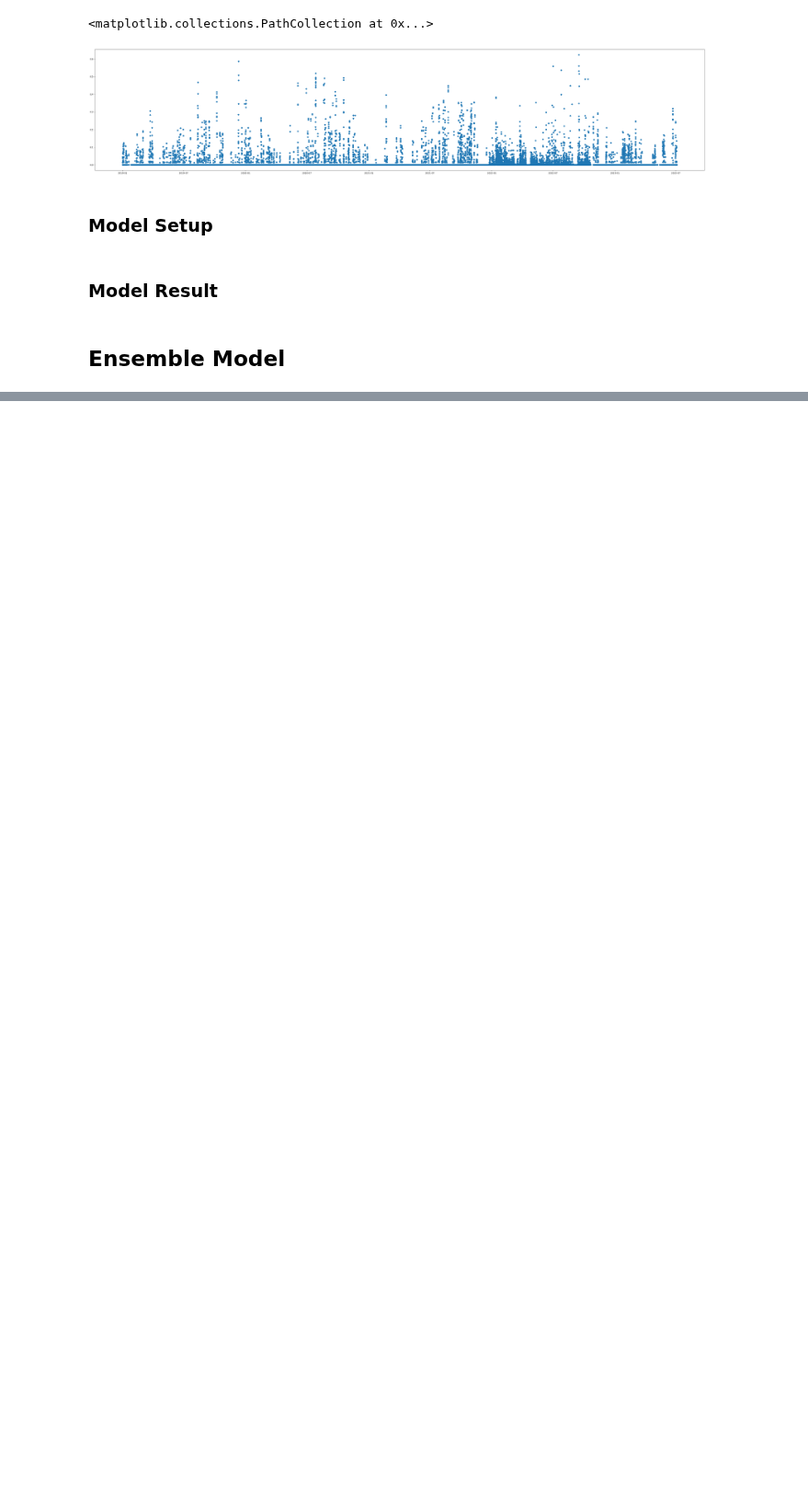
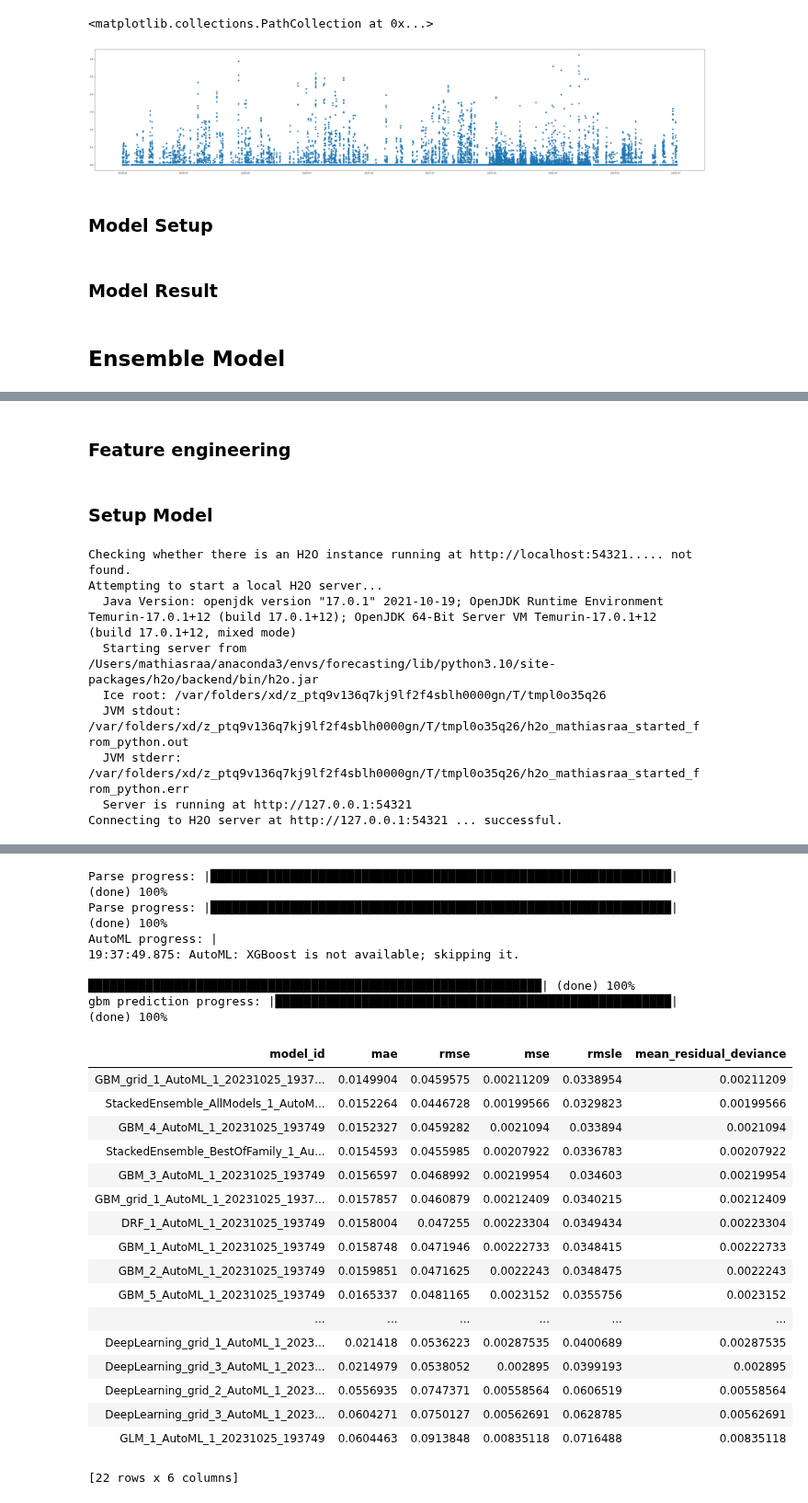
Before and after one commit to mathiasraa/tdt4173-forecasting, a Jupyter notebook: notebooks/modeling.ipynb, the cells around one changed output, grey strips where cells are left out. Shown at 92% size. Saved outputs shown, nothing was run; the diff lists cells and outputs as text; code cells hidden in the pictures; blank space fills up the shorter version.

Commit message:
stuff Co-authored-by: KGrude <KGrude@users.noreply.github.com> Co-authored-by: SEggen <SEggen@users.noreply.github.com>

```diff
--- a/notebooks/modeling.ipynb
+++ b/notebooks/modeling.ipynb
@@ -22,4 +25,7 @@ data.head()
 # Modeling Notebook
 # %% [markdown]
 Each model returns is trained on a subset of the data. The models are then combined into a voting classifier. The voting classifier is then used to predict the test data.
+# %%
+result = {}
+test_result = {}
 # %% [markdown]
@@ -86,4 +142,2 @@ IndexError: positional indexers are out-of-bounds
 # %% [markdown]
 ### Model Result
-# %%
-predictions = model.predict(X_test)
@@ -95,0 +527,3 @@ data_summer = data.copy()
+# %%
+data_cloud = data.copy()
+data_cloud = data_cloud[data_cloud["date_forecast"] >= "2020-04-01"]
@@ -153,0 +796,14 @@ plt.scatter(data_precip["date_forecast"], data_cloud["precip_5min:mm"])
+# %%
+h2o.init()
+
+train = train.reset_index().drop(columns="index")
+
+h2o_train= h2o.H2OFrame(train)
+h2o_test = h2o.H2OFrame(test)
+
+aml = H2OAutoML(max_models=20, seed=1, stopping_metric="MAE", sort_metric="MAE", stopping_tolerance=0.01)
+
+aml.train(x=h2o_train.columns, y="pv_measurement", training_frame=h2o_train)
+lb = aml.leaderboard
+preds = aml.leader.predict(h2o_test)
+lb.head(rows=lb.nrows)
@@ -153,0 +837,2 @@ plt.scatter(data_precip["date_forecast"], data_cloud["precip_5min:mm"])
+# %% [markdown]
+### Feature engineering
@@ -153,0 +890,31 @@ plt.scatter(data_precip["date_forecast"], data_cloud["precip_5min:mm"])
+# %% [markdown]
+### Setup Model
+# %%
+train_tabular = TabularDataset(train)
+test_tabular = TabularDataset(test)
+
+
+
+
+
+train = train.reset_index().drop(columns="index")
+
+h2o_train= h2o.H2OFrame(train)
+h2o_test = h2o.H2OFrame(test)
+
+aml = H2OAutoML(max_models=20, seed=1, stopping_metric="MAE", sort_metric="MAE", stopping_tolerance=0.01)
+
+aml.train(x=h2o_train.columns, y="pv_measurement", training_frame=h2o_train)
+lb = aml.leaderboard
+preds = aml.leader.predict(h2o_test)
+lb.head(rows=lb.nrows)
+# %% [output]
+Checking whether there is an H2O instance running at http://localhost:54321..... not found.
+Attempting to start a local H2O server...
+  Java Version: openjdk version "17.0.1" 2021-10-19; OpenJDK Runtime Environment Temurin-17.0.1+12 (build 17.0.1+12); OpenJDK 64-Bit Server VM Temurin-17.0.1+12 (build 17.0.1+12, mixed mode)
+  Starting server from /Users/mathiasraa/anaconda3/envs/forecasting/lib/python3.10/site-packages/h2o/backend/bin/h2o.jar
+  Ice root: /var/folders/xd/z_ptq9v136q7kj9lf2f4sblh0000gn/T/tmpl0o35q26
+  JVM stdout: /var/folders/xd/z_ptq9v136q7kj9lf2f4sblh0000gn/T/tmpl0o35q26/h2o_mathiasraa_started_from_python.out
+  JVM stderr: /var/folders/xd/z_ptq9v136q7kj9lf2f4sblh0000gn/T/tmpl0o35q26/h2o_mathiasraa_started_from_python.err
+  Server is running at http://127.0.0.1:54321
+Connecting to H2O server at http://127.0.0.1:54321 ... successful.
@@ -153,0 +936,25 @@ plt.scatter(data_precip["date_forecast"], data_cloud["precip_5min:mm"])
+Parse progress: |████████████████████████████████████████████████████████████████| (done) 100%
+Parse progress: |████████████████████████████████████████████████████████████████| (done) 100%
+AutoML progress: |
+19:37:49.875: AutoML: XGBoost is not available; skipping it.
+
+███████████████████████████████████████████████████████████████| (done) 100%
+gbm prediction progress: |███████████████████████████████████████████████████████| (done) 100%
+| model_id | mae | rmse | mse | rmsle | mean_residual_deviance |
+| GBM_grid_1_AutoML_1_20231025_1937... | 0.0149904 | 0.0459575 | 0.00211209 | 0.0338954 | 0.00211209 |
+| StackedEnsemble_AllModels_1_AutoM... | 0.0152264 | 0.0446728 | 0.00199566 | 0.0329823 | 0.00199566 |
+| GBM_4_AutoML_1_20231025_193749 | 0.0152327 | 0.0459282 | 0.0021094 | 0.033894 | 0.0021094 |
+| StackedEnsemble_BestOfFamily_1_Au... | 0.0154593 | 0.0455985 | 0.00207922 | 0.0336783 | 0.00207922 |
+| GBM_3_AutoML_1_20231025_193749 | 0.0156597 | 0.0468992 | 0.00219954 | 0.034603 | 0.00219954 |
+| GBM_grid_1_AutoML_1_20231025_1937... | 0.0157857 | 0.0460879 | 0.00212409 | 0.0340215 | 0.00212409 |
+| DRF_1_AutoML_1_20231025_193749 | 0.0158004 | 0.047255 | 0.00223304 | 0.0349434 | 0.00223304 |
+| GBM_1_AutoML_1_20231025_193749 | 0.0158748 | 0.0471946 | 0.00222733 | 0.0348415 | 0.00222733 |
+| GBM_2_AutoML_1_20231025_193749 | 0.0159851 | 0.0471625 | 0.0022243 | 0.0348475 | 0.0022243 |
+| GBM_5_AutoML_1_20231025_193749 | 0.0165337 | 0.0481165 | 0.0023152 | 0.0355756 | 0.0023152 |
+| ... | ... | ... | ... | ... | ... |
+| DeepLearning_grid_1_AutoML_1_2023... | 0.021418 | 0.0536223 | 0.00287535 | 0.0400689 | 0.00287535 |
+| DeepLearning_grid_3_AutoML_1_2023... | 0.0214979 | 0.0538052 | 0.002895 | 0.0399193 | 0.002895 |
+| DeepLearning_grid_2_AutoML_1_2023... | 0.0556935 | 0.0747371 | 0.00558564 | 0.0606519 | 0.00558564 |
+| DeepLearning_grid_3_AutoML_1_2023... | 0.0604271 | 0.0750127 | 0.00562691 | 0.0628785 | 0.00562691 |
+| GLM_1_AutoML_1_20231025_193749 | 0.0604463 | 0.0913848 | 0.00835118 | 0.0716488 | 0.00835118 |
+[22 rows x 6 columns]
```
Also changed, not shown: parts of 71 cells of this notebook.
